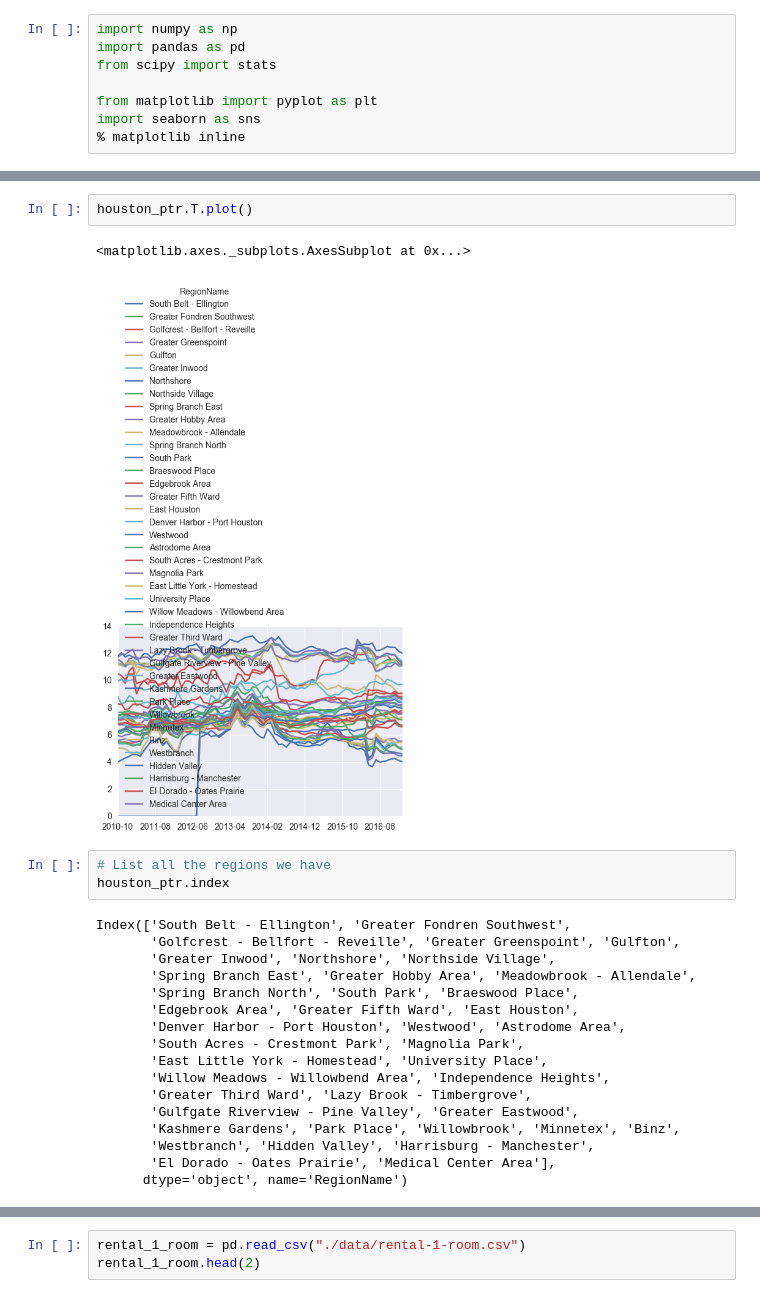
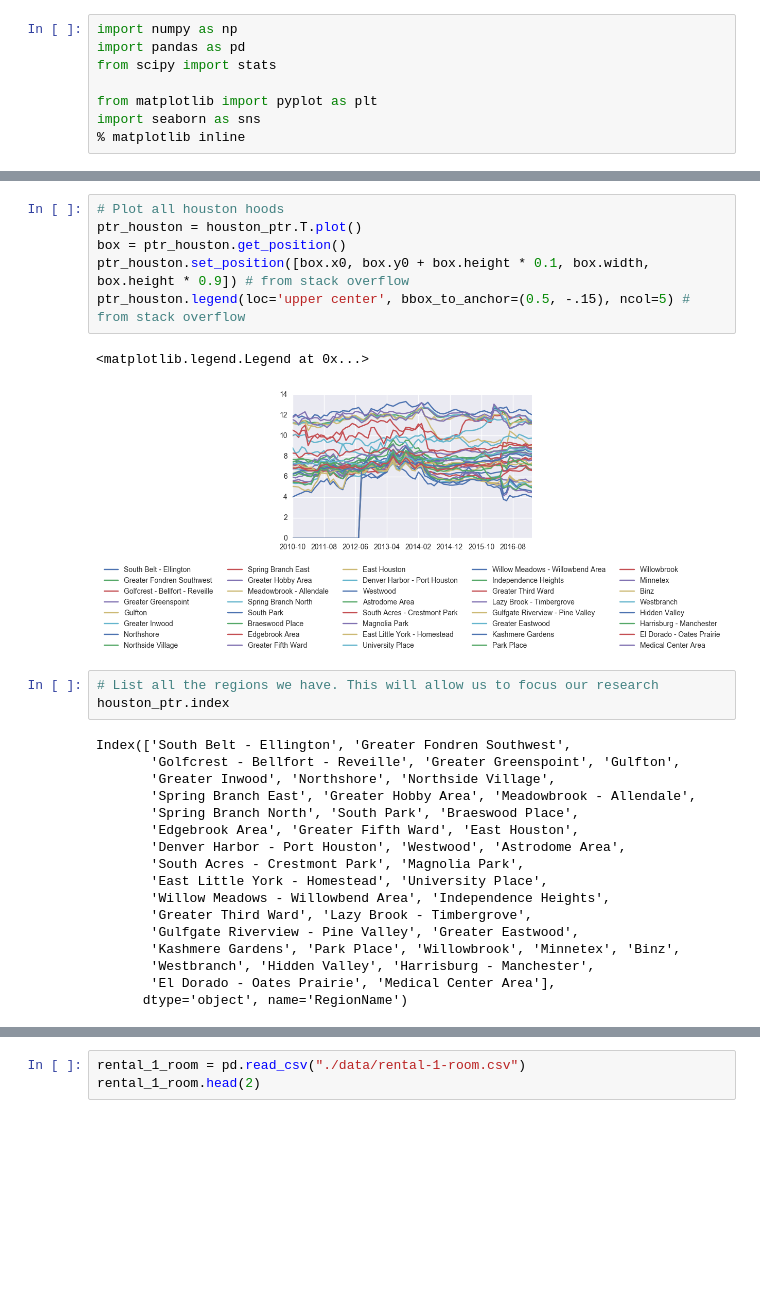
Before and after one commit to carlsednaoui/thinkful-data-science, a Jupyter notebook: coursework/unit_1_project/zillow.ipynb, the cells around one changed output, grey strips where cells are left out. Saved outputs shown, nothing was run; the diff lists cells and outputs as text; blank space fills up the shorter version.

```diff
--- a/coursework/unit_1_project/zillow.ipynb
+++ b/coursework/unit_1_project/zillow.ipynb
@@ -116,13 +152,17 @@ houston_ptr.head(1)
 | RegionName |  |  |  |  |  |  |  |  |  |  |  | ... |
 | South Belt - Ellington | 7.42 | 7.5 | 7.53 | 7.42 | 7.35 | 7.3 | 7.35 | 7.57 | 7.42 | 7.73 | ... | ... |
 1 rows × 77 columns
-# %%
-houston_ptr.T.plot()
-# %% [output]
-<matplotlib.axes._subplots.AxesSubplot at 0x...>
-[figure, removed]
+# %%
+# Plot all houston hoods
+ptr_houston = houston_ptr.T.plot()
+box = ptr_houston.get_position()
+ptr_houston.set_position([box.x0, box.y0 + box.height * 0.1, box.width, box.height * 0.9]) # from stack overflow
+ptr_houston.legend(loc='upper center', bbox_to_anchor=(0.5, -.15), ncol=5) # from stack overflow
+# %% [output]
+<matplotlib.legend.Legend at 0x...>
+[figure, added]
 # %%
-# List all the regions we have
+# List all the regions we have. This will allow us to focus our research
 houston_ptr.index
 # %% [output]
 Index(['South Belt - Ellington', 'Greater Fondren Southwest',
```
Also changed, not shown: parts of 16 cells of this notebook.
